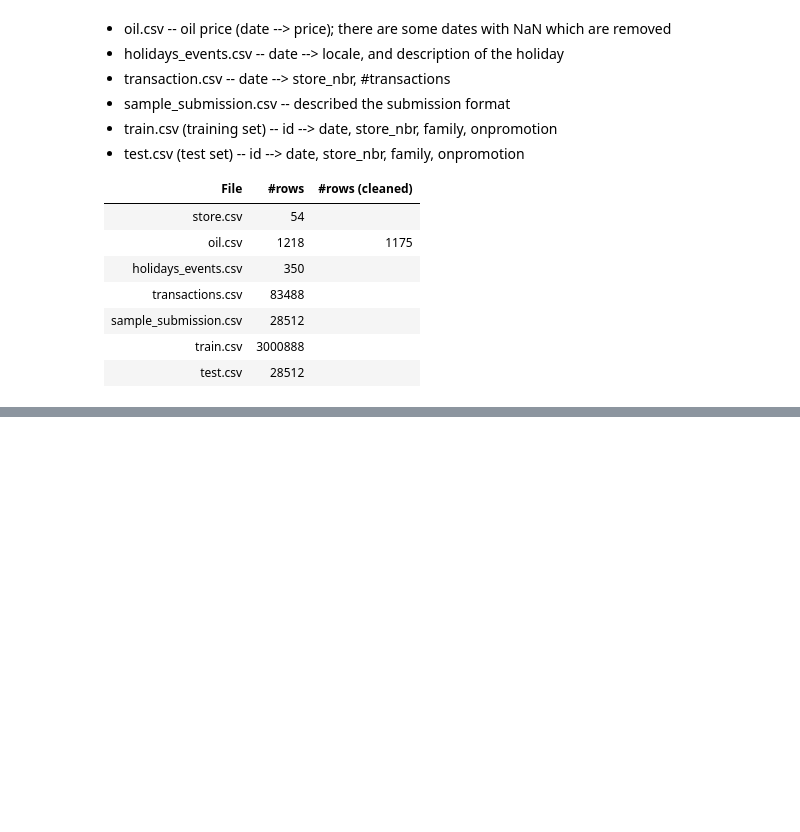
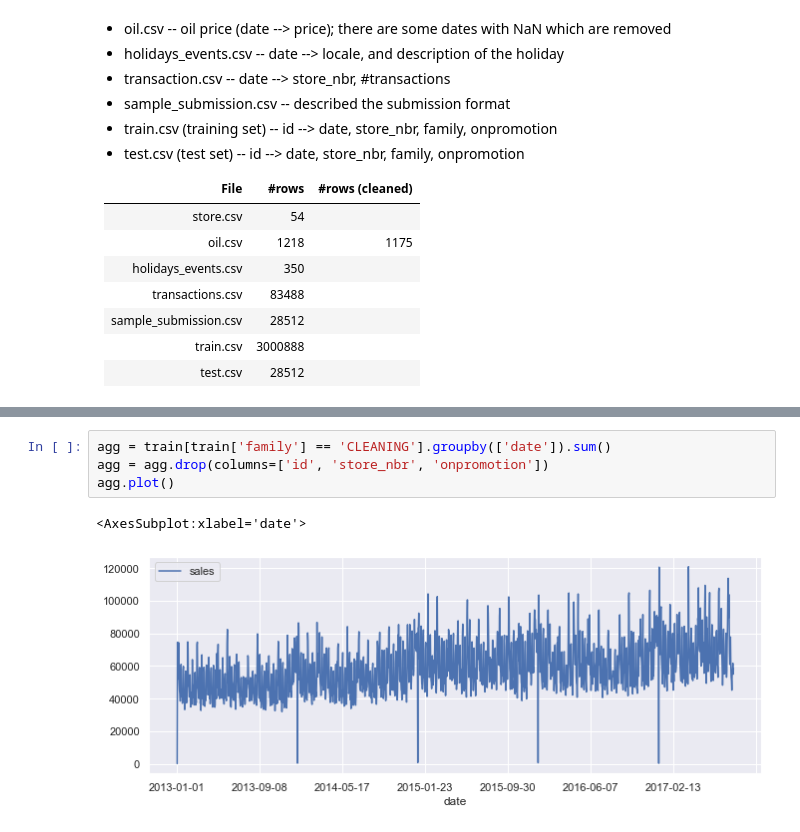
Before and after one commit to suhasAB/store-sales-forecasting, a Jupyter notebook: StoreSales.ipynb, the cells around one changed output, grey strips where cells are left out. Saved outputs shown, nothing was run; the diff lists cells and outputs as text; blank space fills up the shorter version.

```diff
--- a/StoreSales.ipynb
+++ b/StoreSales.ipynb
@@ -303,0 +346,7 @@ There are $30000888$ rows in the training set, and there are $33$ unique "family
+# %%
+agg = train[train['family'] == 'CLEANING'].groupby(['date']).sum()
+agg = agg.drop(columns=['id', 'store_nbr', 'onpromotion'])
+agg.plot()
+# %% [output]
+<AxesSubplot:xlabel='date'>
+[figure, added]
```
Also changed, not shown: parts of 14 cells of this notebook, 1 other file.
